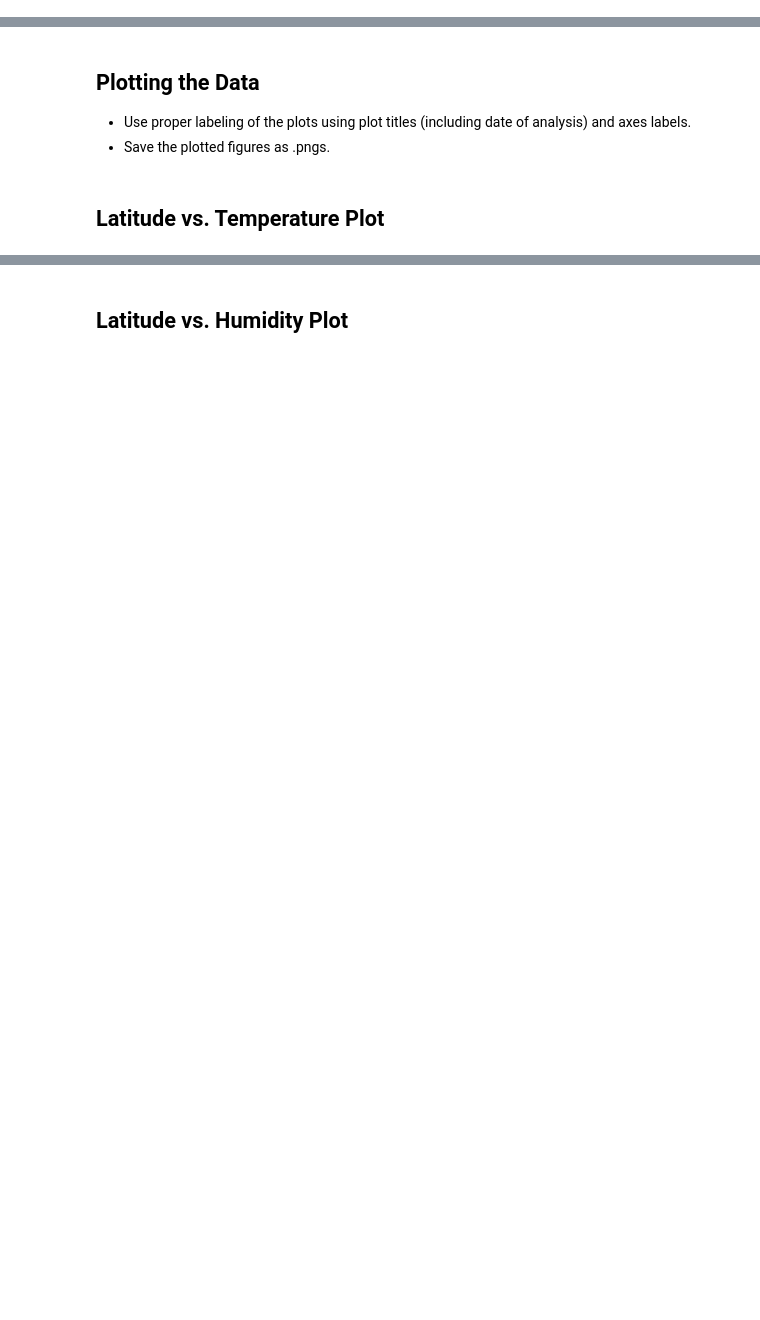
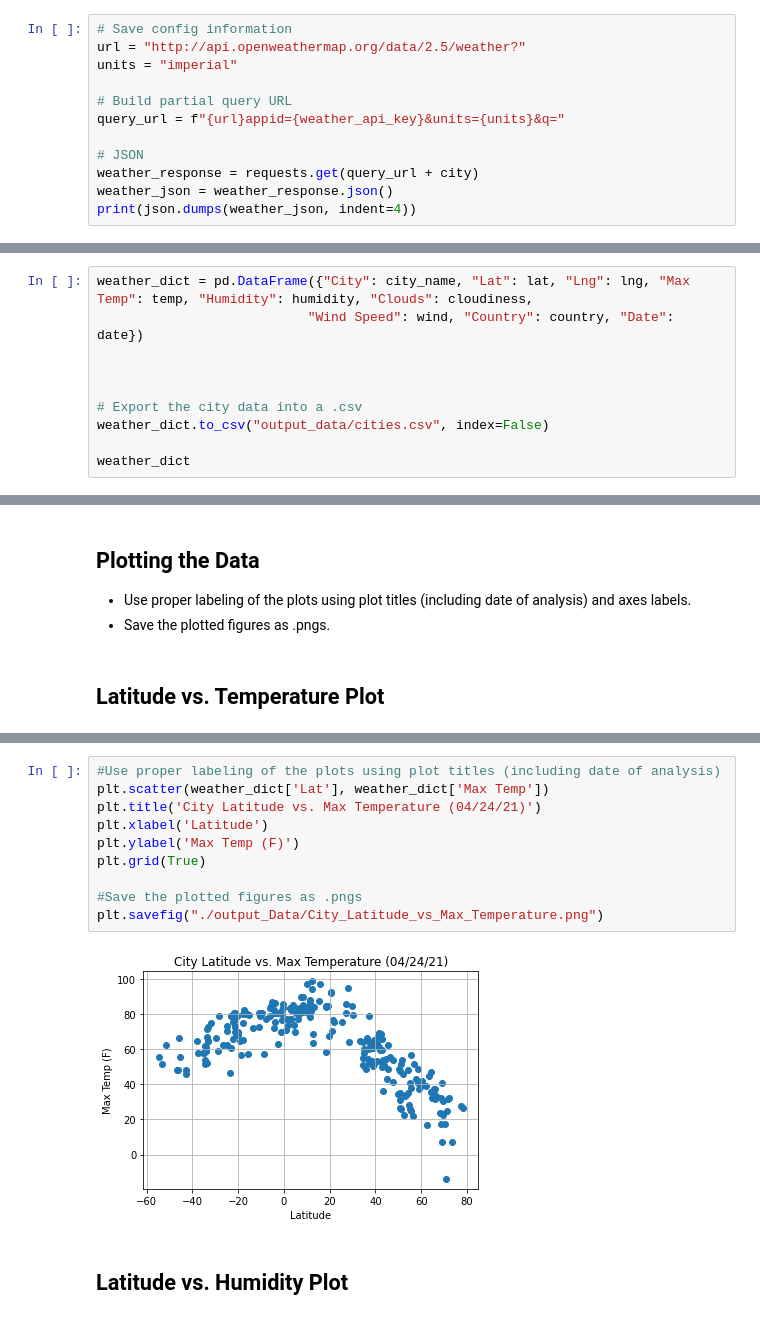
Before and after one commit to mjweiper/python-api-challenge, a Jupyter notebook: WeatherPy.ipynb, the cells around one changed output, grey strips where cells are left out. Cells and saved outputs as stored; diff of their text form; blank space fills up the shorter version.

```diff
--- a/WeatherPy.ipynb
+++ b/WeatherPy.ipynb
@@ -71,0 +69,12 @@ Data Retrieval Complete
+# %%
+# Save config information
+url = "http://api.openweathermap.org/data/2.5/weather?"
+units = "imperial"
+
+# Build partial query URL
+query_url = f"{url}appid={weather_api_key}&units={units}&q="
+
+# JSON
+weather_response = requests.get(query_url + city)
+weather_json = weather_response.json()
+print(json.dumps(weather_json, indent=4))
@@ -94,0 +164,10 @@ Data Retrieval Complete
+# %%
+weather_dict = pd.DataFrame({"City": city_name, "Lat": lat, "Lng": lng, "Max Temp": temp, "Humidity": humidity, "Clouds": cloudiness,
+                           "Wind Speed": wind, "Country": country, "Date": date})
+
+
+
+# Export the city data into a .csv
+weather_dict.to_csv("output_data/cities.csv", index=False)
+
+weather_dict
@@ -133,2 +209,14 @@ Int64Index([], dtype='int64')
+# %%
+#Use proper labeling of the plots using plot titles (including date of analysis)
+plt.scatter(weather_dict['Lat'], weather_dict['Max Temp'])
+plt.title('City Latitude vs. Max Temperature (04/24/21)')
+plt.xlabel('Latitude')
+plt.ylabel('Max Temp (F)')
+plt.grid(True)
+
+#Save the plotted figures as .pngs
+plt.savefig("./output_Data/City_Latitude_vs_Max_Temperature.png")
+# %% [output]
+[figure, added]
 # %% [markdown]
 ## Latitude vs. Humidity Plot
```
Also changed, not shown: parts of 37 cells of this notebook, 13 other files.
